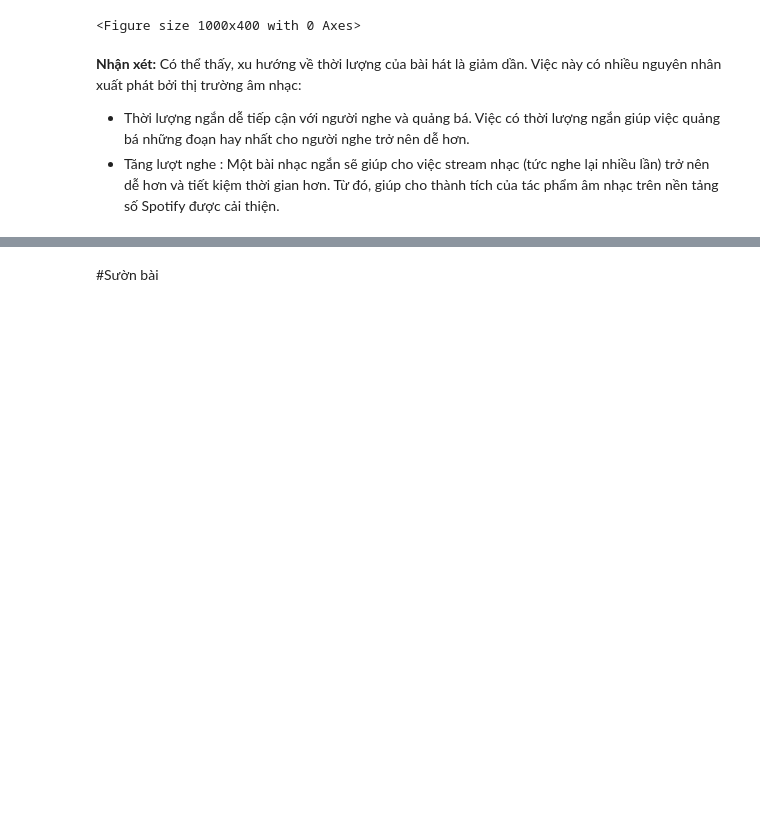
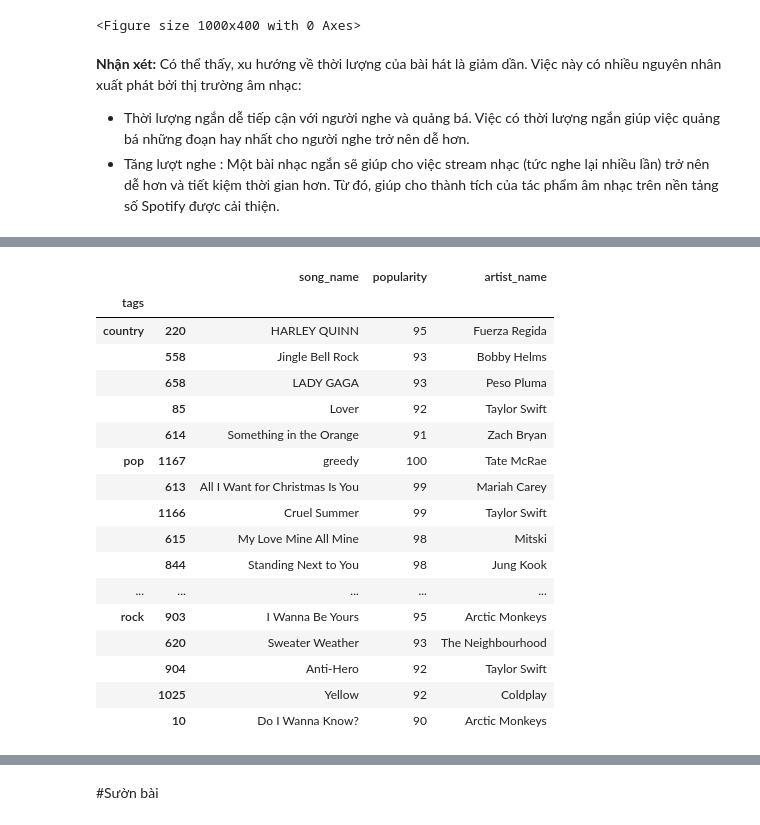
Before and after one commit to tabaochoke/Spotify_data_analysis_and_chatbot_recommender, a Jupyter notebook: 3_Data_Exploring.ipynb, the cells around one changed output, grey strips where cells are left out. Saved outputs shown, nothing was run; the diff lists cells and outputs as text; code cells hidden in the pictures; blank space fills up the shorter version.

```diff
--- a/3_Data_Exploring.ipynb
+++ b/3_Data_Exploring.ipynb
@@ -298,0 +277,22 @@ plt.show()
+# %%
+top_songs_by_tags = df.groupby('tags')['song_name', 'popularity', 'artist_name'].apply(lambda x: x.nlargest(5, 'popularity'))
+top_songs_by_tags
+# %% [output]
+|  |  | song_name | popularity | artist_name |
+| tags |  |  |  |  |
+| country | 220 | HARLEY QUINN | 95 | Fuerza Regida |
+|  | 558 | Jingle Bell Rock | 93 | Bobby Helms |
+|  | 658 | LADY GAGA | 93 | Peso Pluma |
+|  | 85 | Lover | 92 | Taylor Swift |
+|  | 614 | Something in the Orange | 91 | Zach Bryan |
+| pop | 1167 | greedy | 100 | Tate McRae |
+|  | 613 | All I Want for Christmas Is You | 99 | Mariah Carey |
+|  | 1166 | Cruel Summer | 99 | Taylor Swift |
+|  | 615 | My Love Mine All Mine | 98 | Mitski |
+|  | 844 | Standing Next to You | 98 | Jung Kook |
+| ... | ... | ... | ... | ... |
+| rock | 903 | I Wanna Be Yours | 95 | Arctic Monkeys |
+|  | 620 | Sweater Weather | 93 | The Neighbourhood |
+|  | 904 | Anti-Hero | 92 | Taylor Swift |
+|  | 1025 | Yellow | 92 | Coldplay |
+|  | 10 | Do I Wanna Know? | 90 | Arctic Monkeys |
```
Also changed, not shown: parts of 21 cells of this notebook.
